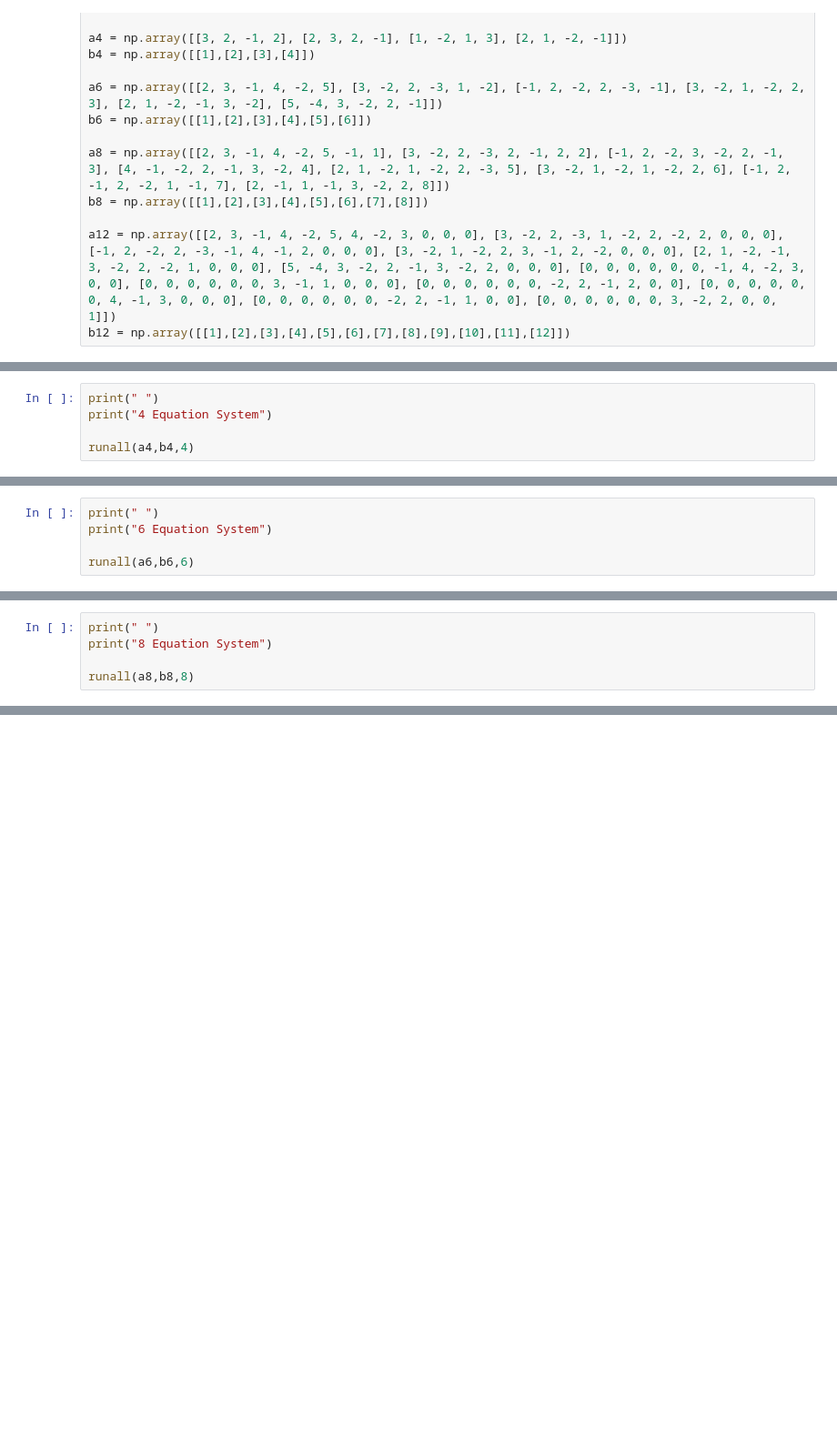
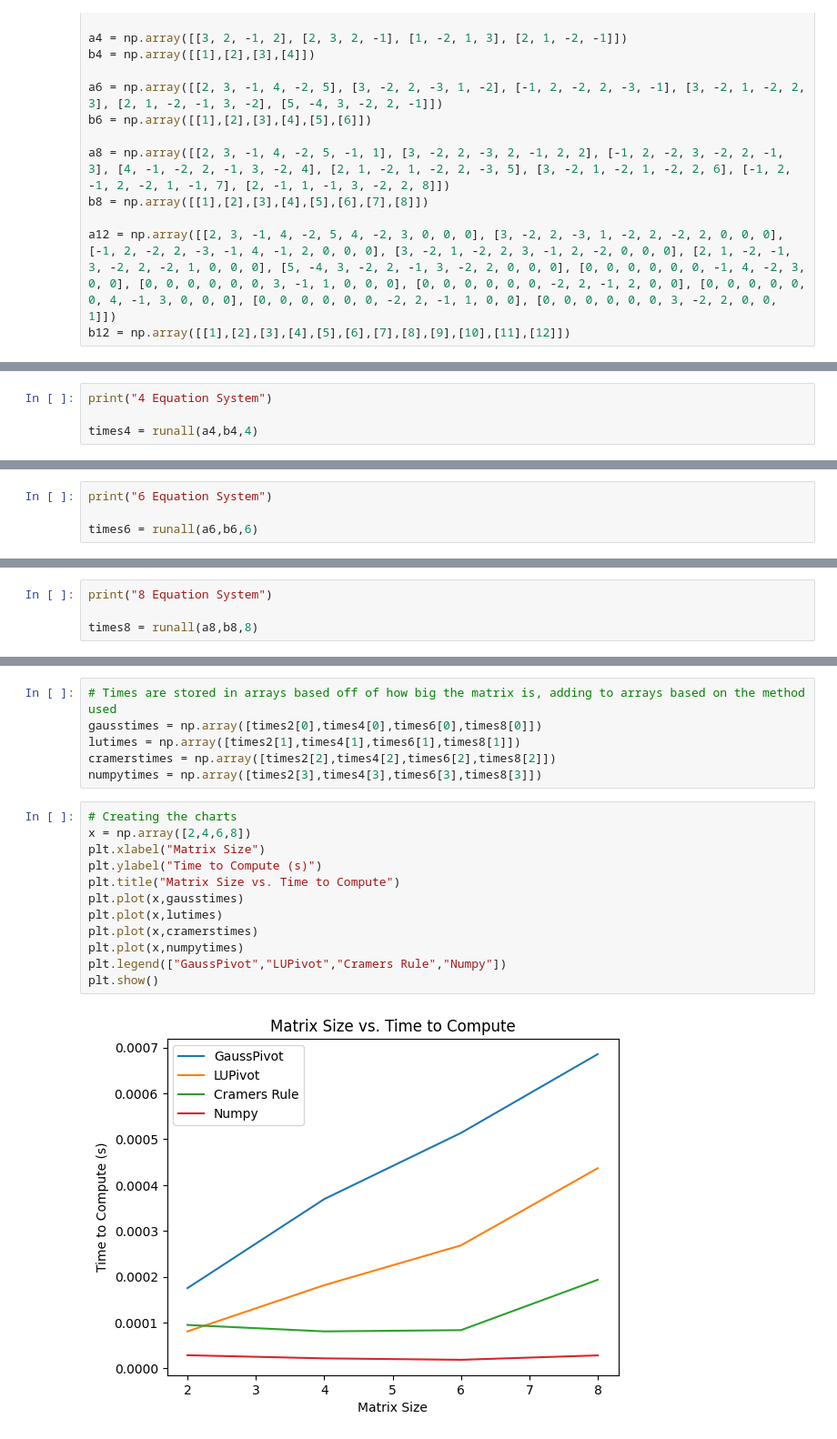
Before and after one commit to kavourbm/Aerospace-Computing, a Jupyter notebook: AEEM2058_Benjamin_Kavouras_HW2.ipynb, the cells around one changed output, grey strips where cells are left out. Shown: that part at 91% size. Saved outputs shown, nothing was run; the diff lists cells and outputs as text; blank space fills up the shorter version.

Commit message:
added stuff for part 5, only thing left is the 12x12 matrix and refining the inverse function

```diff
--- a/AEEM2058_Benjamin_Kavouras_HW2.ipynb
+++ b/AEEM2058_Benjamin_Kavouras_HW2.ipynb
@@ -174,10 +175,9 @@ The mean of the values in r for each method:
 
 numpy is the most accurate method for a 2 equation system
 # %%
-print(" ")
 print("4 Equation System")
 
-runall(a4,b4,4)
+times4 = runall(a4,b4,4)
 # %% [output]
 4 Equation System
 The timings for each method for a 4 equation system:
@@ -196,10 +196,9 @@ The mean of the values in r for each method:
 
 There are multiple accurate methods for a 4 equation system
 # %%
-print(" ")
 print("6 Equation System")
 
-runall(a6,b6,6)
+times6 = runall(a6,b6,6)
 # %% [output]
 6 Equation System
 The timings for each method for a 6 equation system:
@@ -218,10 +217,9 @@ The mean of the values in r for each method:
 
 numpy is the most accurate method for a 6 equation system
 # %%
-print(" ")
 print("8 Equation System")
 
-runall(a8,b8,8)
+times8 = runall(a8,b8,8)
 # %% [output]
 8 Equation System
 The timings for each method for a 8 equation system:
@@ -251,0 +246,20 @@ TypeError: cannot unpack non-iterable int object
+# %%
+# Times are stored in arrays based off of how big the matrix is, adding to arrays based on the method used
+gausstimes = np.array([times2[0],times4[0],times6[0],times8[0]])
+lutimes = np.array([times2[1],times4[1],times6[1],times8[1]])
+cramerstimes = np.array([times2[2],times4[2],times6[2],times8[2]])
+numpytimes = np.array([times2[3],times4[3],times6[3],times8[3]])
+# %%
+# Creating the charts
+x = np.array([2,4,6,8])
+plt.xlabel("Matrix Size")
+plt.ylabel("Time to Compute (s)")
+plt.title("Matrix Size vs. Time to Compute")
+plt.plot(x,gausstimes)
+plt.plot(x,lutimes)
+plt.plot(x,cramerstimes)
+plt.plot(x,numpytimes)
+plt.legend(["GaussPivot","LUPivot","Cramers Rule","Numpy"])
+plt.show()
+# %% [output]
+[figure, added]
```
Also changed, not shown: parts of 9 cells of this notebook, 1 other file.
